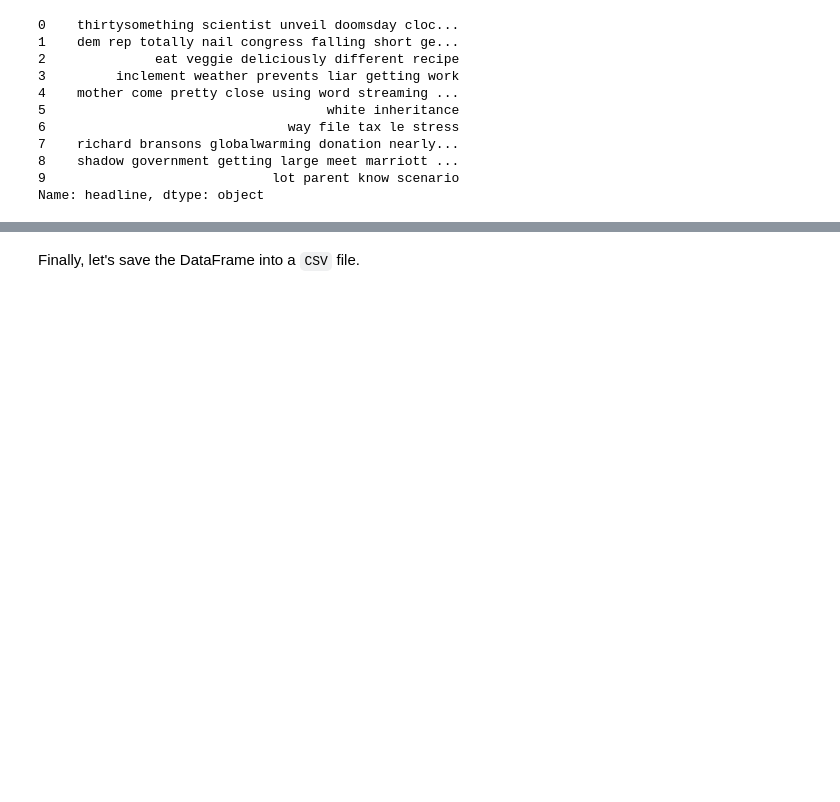
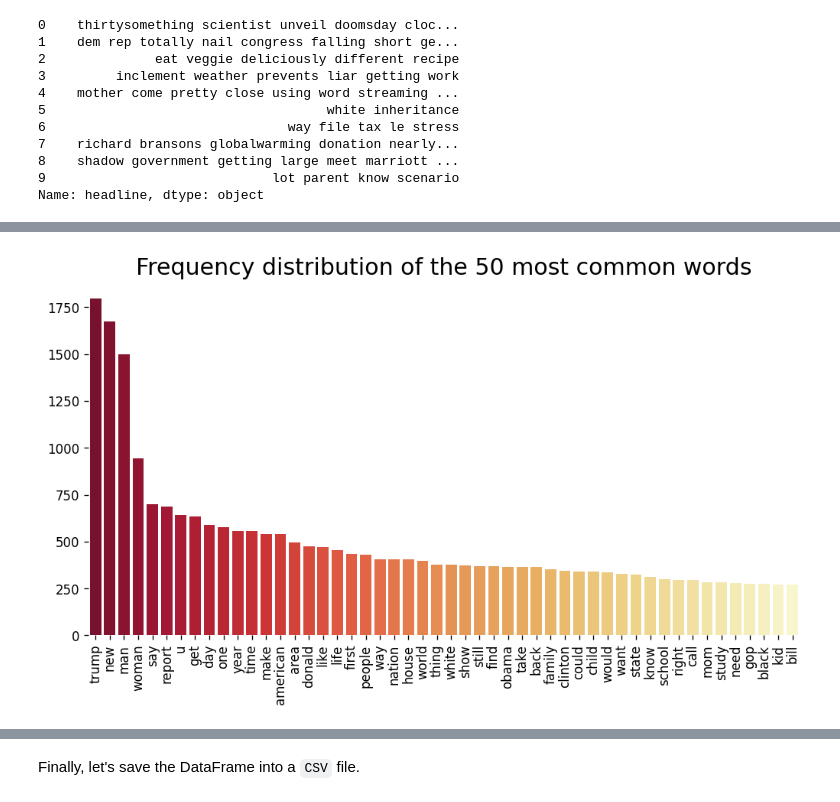
Before and after one commit to Josemvg/humor-hound, a Jupyter notebook: 0-EDA.ipynb, the cells around one changed output, grey strips where cells are left out. Drawn from its saved outputs; the diff is of its cells as text; code cells hidden in the pictures; blank space fills up the shorter version.

```diff
--- a/0-EDA.ipynb
+++ b/0-EDA.ipynb
@@ -230,2 +249,0 @@ df["headline"] = df["headline"].str.replace("[^\w\s]", "", regex=True)
-# %%
-df["headline"] = df["headline"].str.replace("\d", "", regex=True)
@@ -243,2 +249,0 @@ stop_words = stopwords.words("english")
-# %%
-df["headline"] = df["headline"].apply(lambda x: " ".join([x for x in x.split() if x not in stop_words]))
@@ -255,3 +250 @@ True
-# %%
-df["headline"] = df["headline"].apply(lambda x: " ".join([Word(word).lemmatize() for word in x.split()]))
 # %% [markdown]
@@ -272,0 +268,9 @@ Name: headline, dtype: object
+# %%
+# Get the number of occurrences of every word in the dataset
+words = pd.Series(" ".join(df["headline"]).split()).value_counts()
+# Convert into a DataFrame
+words = pd.DataFrame(words).reset_index()
+# Rename columns
+words.columns = ["word", "frequency"]
+# Show first rows
+words.head()
@@ -272,0 +284,13 @@ Name: headline, dtype: object
+# %%
+# Plot the frequency distribution of the 50 most common words in the dataset
+plt.figure(figsize=(10,5), dpi=120)
+sns.barplot(data=words.head(50), x="word", y="frequency", palette="YlOrRd_r")
+plt.title('Frequency distribution of the 50 most common words', fontsize=18)
+plt.xlabel("")
+plt.ylabel("")
+plt.xticks(rotation=90)
+# Despine the plot
+sns.despine(left=True, bottom=True)
+plt.show()
+# %% [output]
+[figure, added]
```
Also changed, not shown: parts of 46 cells of this notebook.
